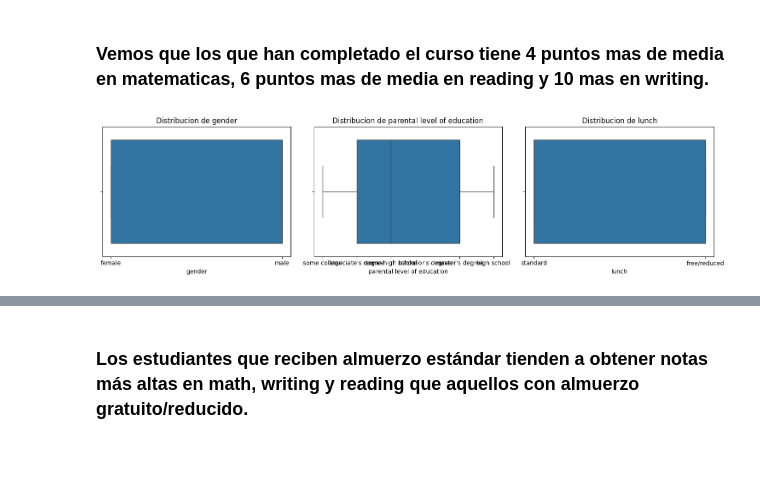
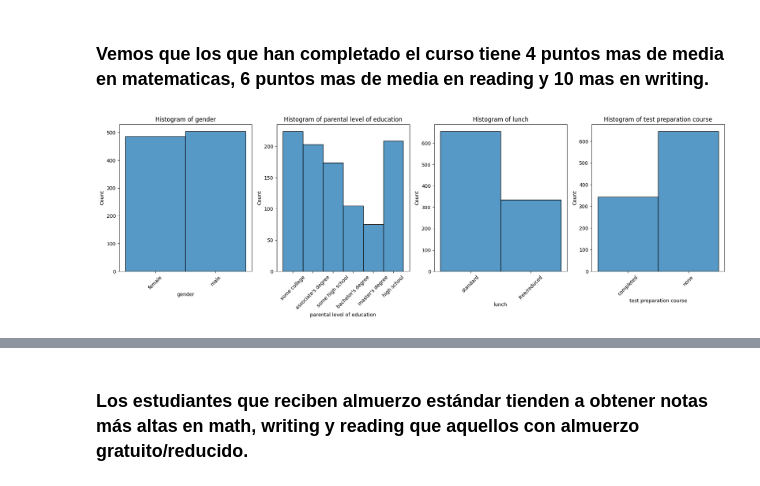
Before and after one commit to abdonrb/Proyecto-elearning, a Jupyter notebook: notebooks/Eda.ipynb, the cells around one changed output, grey strips where cells are left out. Drawn from its saved outputs; the diff is of its cells as text; code cells hidden in the pictures; blank space fills up the shorter version.

```diff
--- a/notebooks/Eda.ipynb
+++ b/notebooks/Eda.ipynb
@@ -100,0 +133,4 @@ df.drop(columns='race/ethnicity',inplace=True)
+# %%
+for num in num_vars:
+    df = outliers(df,num,'remove')
+df = outliers(df,'math score','remove')
@@ -133,12 +181,15 @@ D’Agostino-Pearson: Estadístico = 9.0664, p = 0.0107 → No es normal
 # %% [markdown]
 ### Aunque visualmente parecían normales, los tests estadísticos (Shapiro-Wilk y D’Agostino-Pearson) rechazan la hipótesis de normalidad en los tres casos.
 # %%
-fig, axes = plt.subplots(nrows=1, ncols=3, figsize=(15, 4))
+col_obj = df.select_dtypes('object').columns
+fig, axes = plt.subplots(nrows=2, ncols=2, figsize=(5 * len(col_obj), 12))
+axes = axes.flatten()
 
-for ax, col in zip(axes, num_vars):
-    sns.boxplot(df[col], ax=ax)
-    ax.set_title(f'Distribucion de {col}')
+for ax, col in zip(axes, col_obj):
+    sns.countplot(df[col], ax=ax)
+    ax.set_title(f'Frecuency of {col}')
 
+# Ajusta el diseño
 plt.tight_layout()
 plt.show()
 # %% [output]
@@ -146,12 +196,0 @@ plt.show()
-# %%
-col_obj = df.select_dtypes('object').columns
-fig, axes = plt.subplots(nrows=2, ncols=2, figsize=(5 * len(col_obj), 12))
-axes = axes.flatten()
-
-for ax, col in zip(axes, col_obj):
-    sns.countplot(df[col], ax=ax)
-    ax.set_title(f'Frecuencia de {col}')
-
-# Ajusta el diseño
-plt.tight_layout()
-plt.show()
@@ -205,13 +244,13 @@ none                      66.486280      68.103659      65.643293
 # %% [markdown]
 ### Vemos que los que han completado el curso tiene 4 puntos mas de media en matematicas, 6 puntos mas de media en reading y 10 mas en writing.
 # %%
-fig, axes = plt.subplots(nrows=1, ncols=3, figsize=(15, 4))
-
-for ax, col in zip(axes,col_obj):
-    sns.boxplot(x=df[col], ax=ax)
-    ax.set_title(f'Distribucion de {col}')
+fig, axes = plt.subplots(1, 4, figsize=(18, 6))
+for i, col in enumerate(col_obj):
+    sns.histplot(x=col, data=df, ax=axes[i])
+    axes[i].set_title(f'Histogram of {col}')
+    axes[i].tick_params(axis='x', rotation=45)
 
 plt.tight_layout()
 plt.show()
 # %% [output]
-[figure, old version]
+[figure, new version]
```
Also changed, not shown: parts of 19 cells of this notebook, 1 other file.
